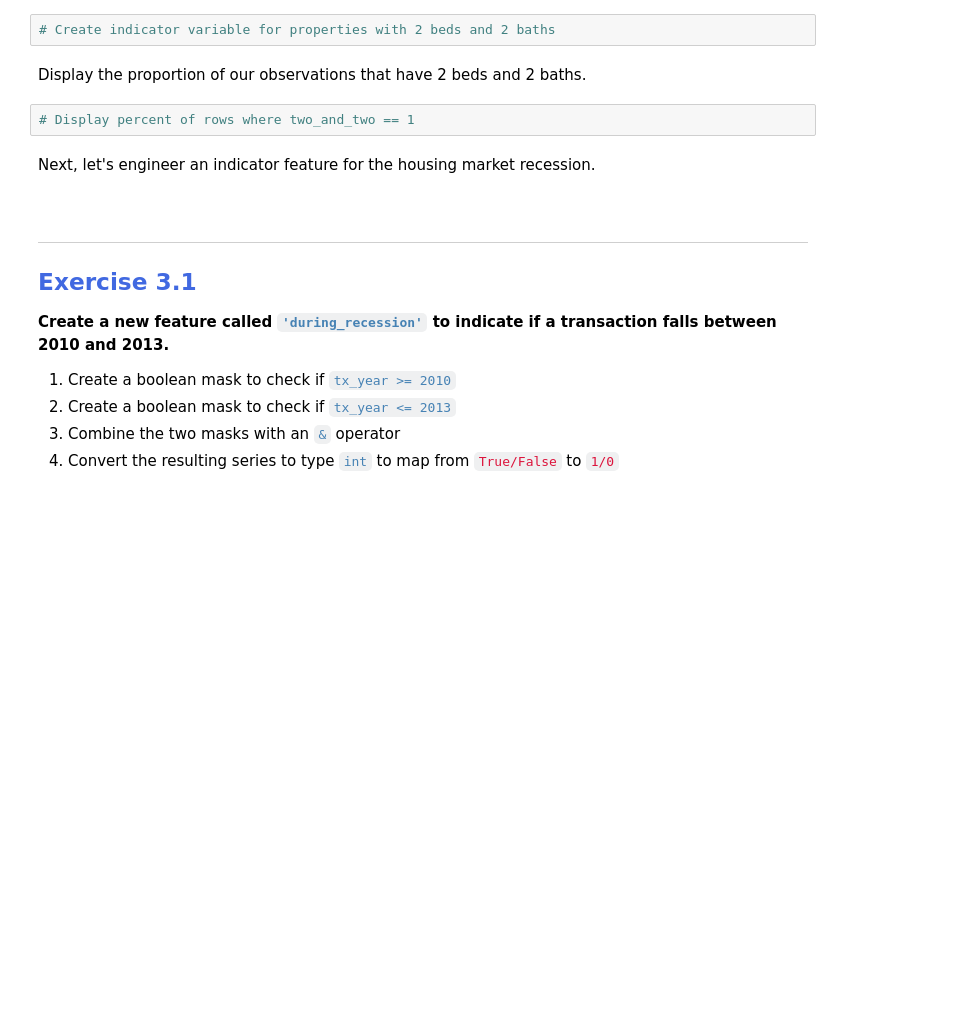
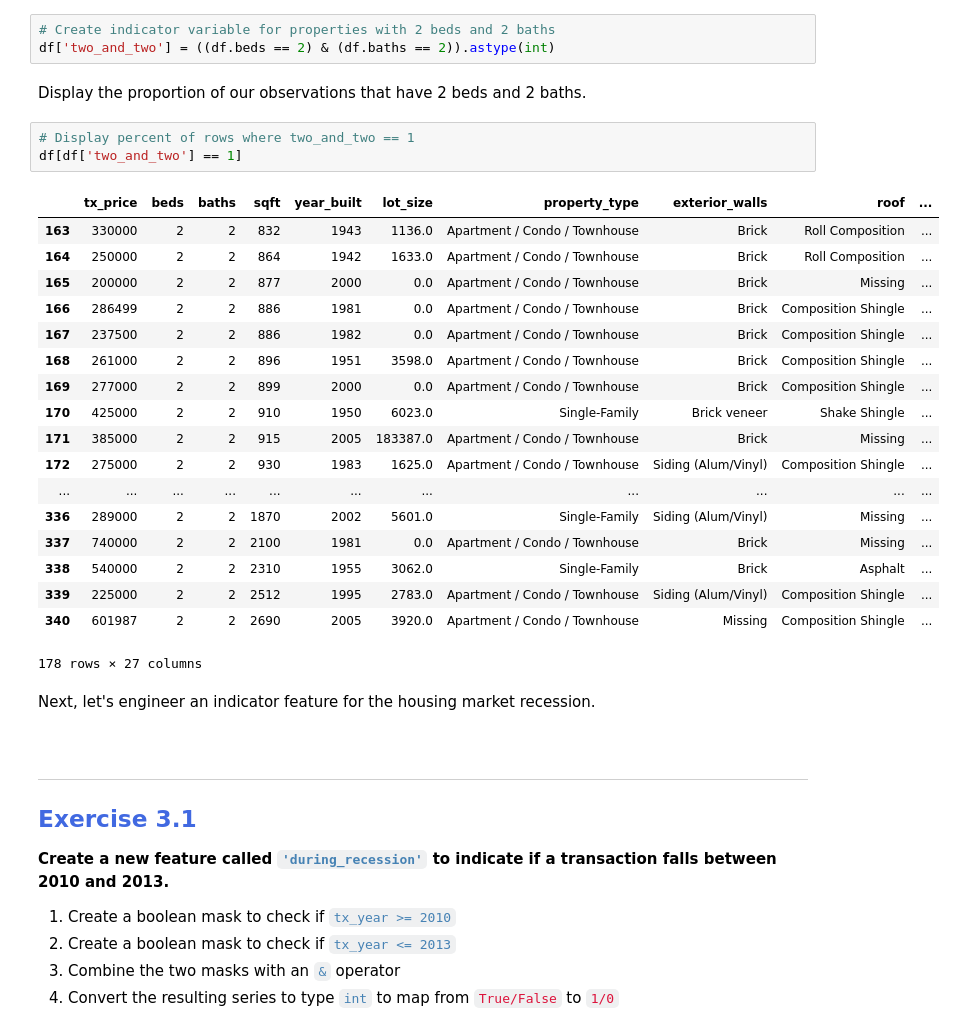
Before and after one commit to baskoroi/elite-ml, a Jupyter notebook: workbooks/project-2/Module 3 - Feature Engineering.ipynb, the cells around one changed output. Cells and saved outputs as stored; diff of their text form; blank space fills up the shorter version.

```diff
--- a/workbooks/project-2/Module 3 - Feature Engineering.ipynb
+++ b/workbooks/project-2/Module 3 - Feature Engineering.ipynb
@@ -76,10 +85,31 @@ You can often engineer informative features by tapping into your (or others') ex
 Create an indicator variable to flag properties with 2 beds and 2 baths and name it <code style="color:steelblue">'two_and_two'</code>.
 # %%
 # Create indicator variable for properties with 2 beds and 2 baths
+df['two_and_two'] = ((df.beds == 2) & (df.baths == 2)).astype(int)
 # %% [markdown]
 Display the proportion of our observations that have 2 beds and 2 baths.
 # %%
 # Display percent of rows where two_and_two == 1
+df[df['two_and_two'] == 1]
+# %% [output]
+|  | tx_price | beds | baths | sqft | year_built | lot_size | property_type | exterior_walls | roof | ... |
+| 163 | 330000 | 2 | 2 | 832 | 1943 | 1136.0 | Apartment / Condo / Townhouse | Brick | Roll Composition | ... |
+| 164 | 250000 | 2 | 2 | 864 | 1942 | 1633.0 | Apartment / Condo / Townhouse | Brick | Roll Composition | ... |
+| 165 | 200000 | 2 | 2 | 877 | 2000 | 0.0 | Apartment / Condo / Townhouse | Brick | Missing | ... |
+| 166 | 286499 | 2 | 2 | 886 | 1981 | 0.0 | Apartment / Condo / Townhouse | Brick | Composition Shingle | ... |
+| 167 | 237500 | 2 | 2 | 886 | 1982 | 0.0 | Apartment / Condo / Townhouse | Brick | Composition Shingle | ... |
+| 168 | 261000 | 2 | 2 | 896 | 1951 | 3598.0 | Apartment / Condo / Townhouse | Brick | Composition Shingle | ... |
+| 169 | 277000 | 2 | 2 | 899 | 2000 | 0.0 | Apartment / Condo / Townhouse | Brick | Composition Shingle | ... |
+| 170 | 425000 | 2 | 2 | 910 | 1950 | 6023.0 | Single-Family | Brick veneer | Shake Shingle | ... |
+| 171 | 385000 | 2 | 2 | 915 | 2005 | 183387.0 | Apartment / Condo / Townhouse | Brick | Missing | ... |
+| 172 | 275000 | 2 | 2 | 930 | 1983 | 1625.0 | Apartment / Condo / Townhouse | Siding (Alum/Vinyl) | Composition Shingle | ... |
+| ... | ... | ... | ... | ... | ... | ... | ... | ... | ... | ... |
+| 336 | 289000 | 2 | 2 | 1870 | 2002 | 5601.0 | Single-Family | Siding (Alum/Vinyl) | Missing | ... |
+| 337 | 740000 | 2 | 2 | 2100 | 1981 | 0.0 | Apartment / Condo / Townhouse | Brick | Missing | ... |
+| 338 | 540000 | 2 | 2 | 2310 | 1955 | 3062.0 | Single-Family | Brick | Asphalt | ... |
+| 339 | 225000 | 2 | 2 | 2512 | 1995 | 2783.0 | Apartment / Condo / Townhouse | Siding (Alum/Vinyl) | Composition Shingle | ... |
+| 340 | 601987 | 2 | 2 | 2690 | 2005 | 3920.0 | Apartment / Condo / Townhouse | Missing | Composition Shingle | ... |
+178 rows × 27 columns
 # %% [markdown]
 Next, let's engineer an indicator feature for the housing market recession.
 # %% [markdown]
```
Also changed, not shown: parts of 7 cells of this notebook, 3 other files.
